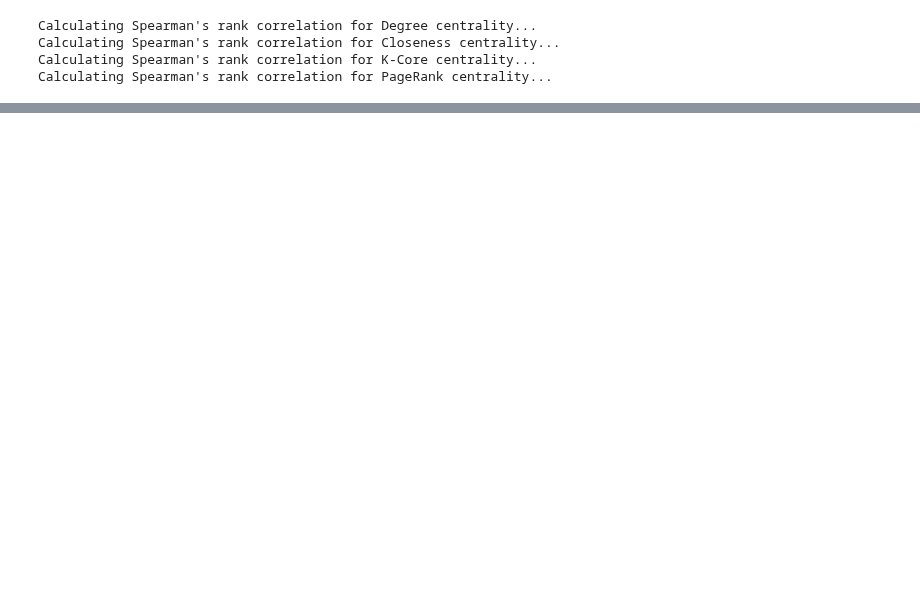
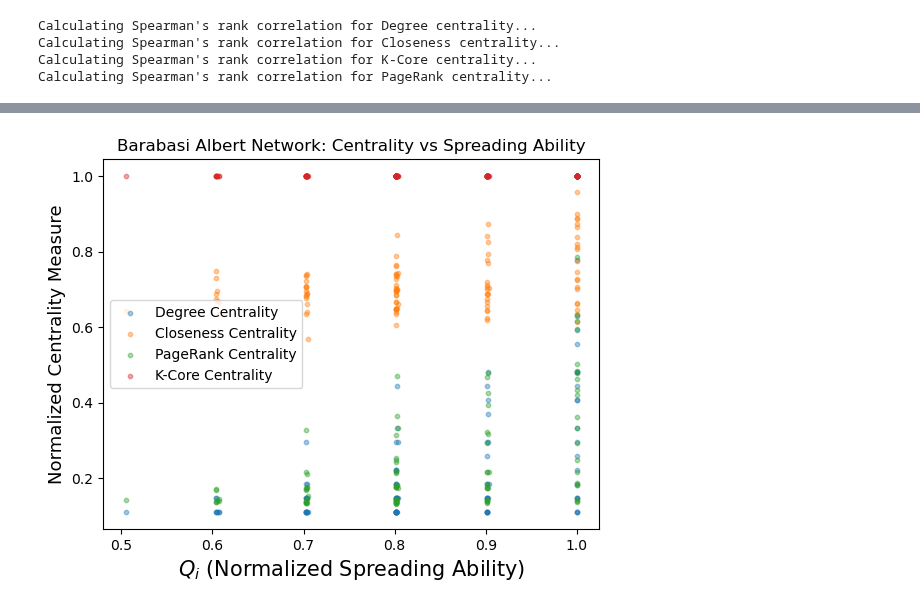
Before and after one commit to HuberNicolas/network-science-uzh, a Jupyter notebook: assignment-4/Assignment_04.ipynb, the cells around one changed output, grey strips where cells are left out. Saved outputs shown, nothing was run; the diff lists cells and outputs as text; code cells hidden in the pictures; blank space fills up the shorter version.

```diff
--- a/assignment-4/Assignment_04.ipynb
+++ b/assignment-4/Assignment_04.ipynb
@@ -1087,0 +1171,18 @@ plot_correlations(nets)
+# %%
+barabasi_albert_graph = nx.barabasi_albert_graph(n=100, m=3)
+degree_cent, closeness_cent, pagerank_cent, k_core_cent = calculate_network_centrality_measures(barabasi_albert_graph)
+
+# Computing and normalizing spreading ability
+spreading_ability_results = adapted_simulate_SIR(barabasi_albert_graph, beta=0.1, gamma=0.1, time_steps=1000, sample_size=10)
+normalized_spreading_ability = normalize_centrality_values(spreading_ability_results)
+
+# Normalizing centrality measures
+normalized_degree_cent = normalize_centrality_values(degree_cent)
+normalized_closeness_cent = normalize_centrality_values(closeness_cent)
+normalized_pagerank_cent = normalize_centrality_values(pagerank_cent)
+normalized_k_core_cent = normalize_centrality_values(k_core_cent)
+
+# Plotting
+plot_normalized_centrality_vs_spreading_ability(normalized_spreading_ability, normalized_degree_cent, normalized_closeness_cent, normalized_pagerank_cent, normalized_k_core_cent, 'Barabasi Albert Network: Centrality vs Spreading Ability')
+# %% [output]
+[figure, added]
```
Also changed, not shown: parts of 11 cells of this notebook, 1 other file.
